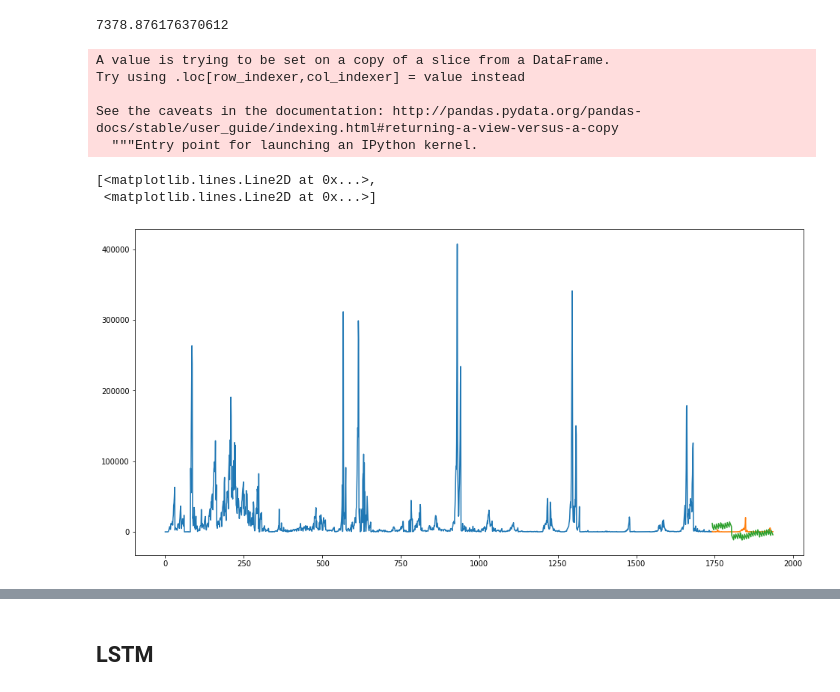
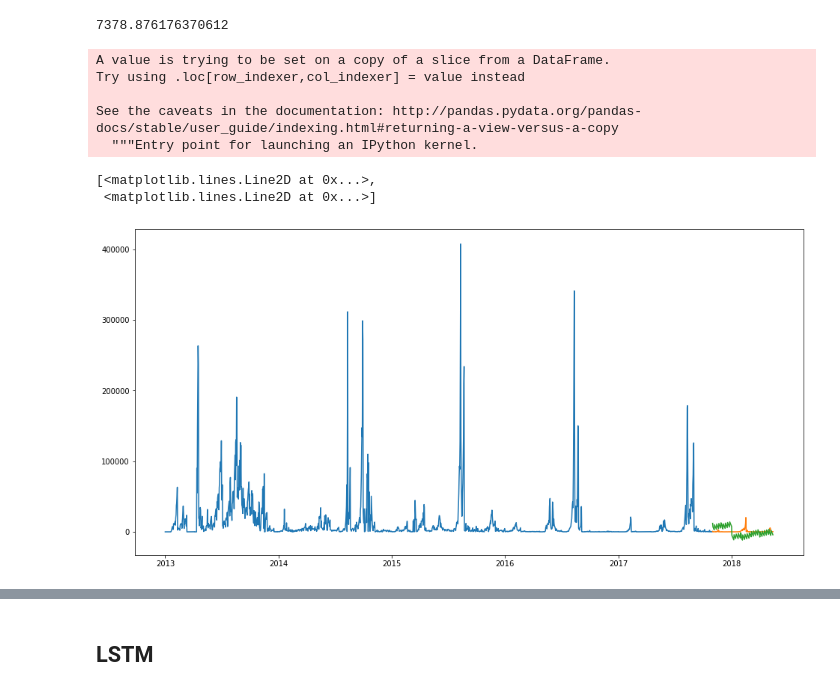
Before and after one commit to SethiPawandeep/eTaal-Predictive-Analysis, a Jupyter notebook: etaal.ipynb, the cells around one changed output, grey strips where cells are left out. Saved outputs shown, nothing was run; the diff lists cells and outputs as text; code cells hidden in the pictures.

```diff
--- a/etaal.ipynb
+++ b/etaal.ipynb
@@ -74,11 +71,4 @@ new_data.head()
 from fastai.tabular import  add_datepart
 # %%
 add_datepart(new_data, 'Date')
-new_data.drop('Elapsed', axis=1, inplace=True)
-new_data.drop('Is_month_end', axis=1, inplace=True)
-new_data.drop('Is_month_start', axis=1, inplace=True)
-new_data.drop('Is_quarter_end', axis=1, inplace=True)
-new_data.drop('Is_quarter_start', axis=1, inplace=True)
-new_data.drop('Is_year_end', axis=1, inplace=True)
-new_data.drop('Is_year_start', axis=1, inplace=True)
-new_data.head()
+new_data.drop(['Elapsed', 'Is_month_end', 'Is_month_start', 'Is_quarter_end', 'Is_quarter_start', 'Is_year_end', 'Is_year_start'], axis=1, inplace=True)
@@ -119,19 +102,19 @@ print(rms)
 # %%
 test['Predictions'] = predictions
 
-test.index = new_data.index[train_size:]
-train.index = new_data.index[:train_size]
+test.index = education_data[train_size:].index
+train.index = education_data[:train_size].index
 plt.figure(figsize=(16,8))
 plt.plot(train['Count'])
 plt.plot(test[['Count', 'Predictions']])
 # %% [output]
 A value is trying to be set on a copy of a slice from a DataFrame.
 Try using .loc[row_indexer,col_indexer] = value instead
 
 See the caveats in the documentation: http://pandas.pydata.org/pandas-docs/stable/user_guide/indexing.html#returning-a-view-versus-a-copy
   """Entry point for launching an IPython kernel.
 [<matplotlib.lines.Line2D at 0x...>,
  <matplotlib.lines.Line2D at 0x...>]
-[figure, old version]
+[figure, new version]
 # %%
 from pyramid.arima import auto_arima
```
Also changed, not shown: parts of 8 cells of this notebook, 1 other file.
